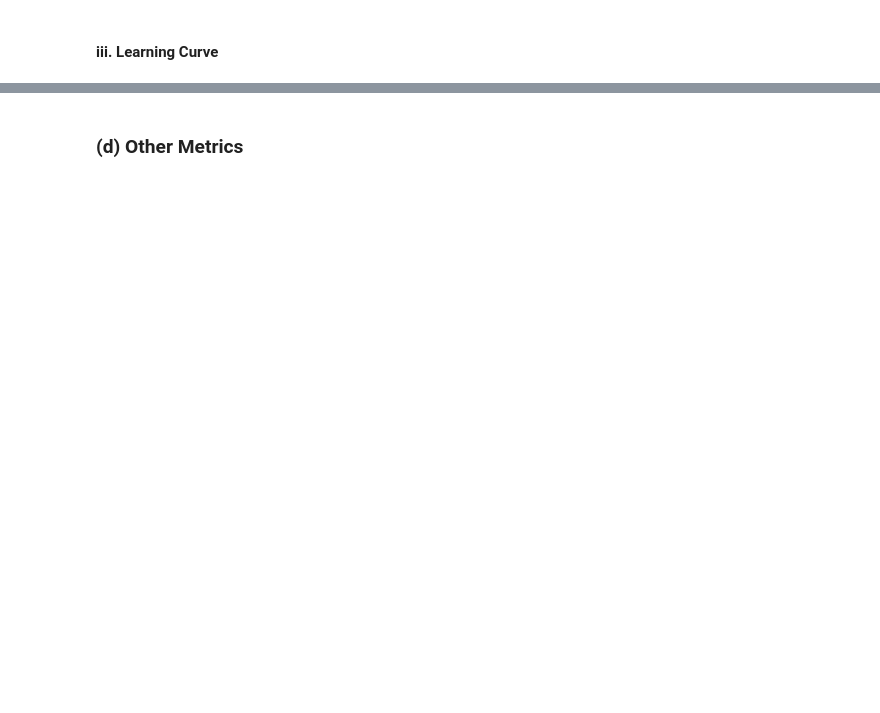
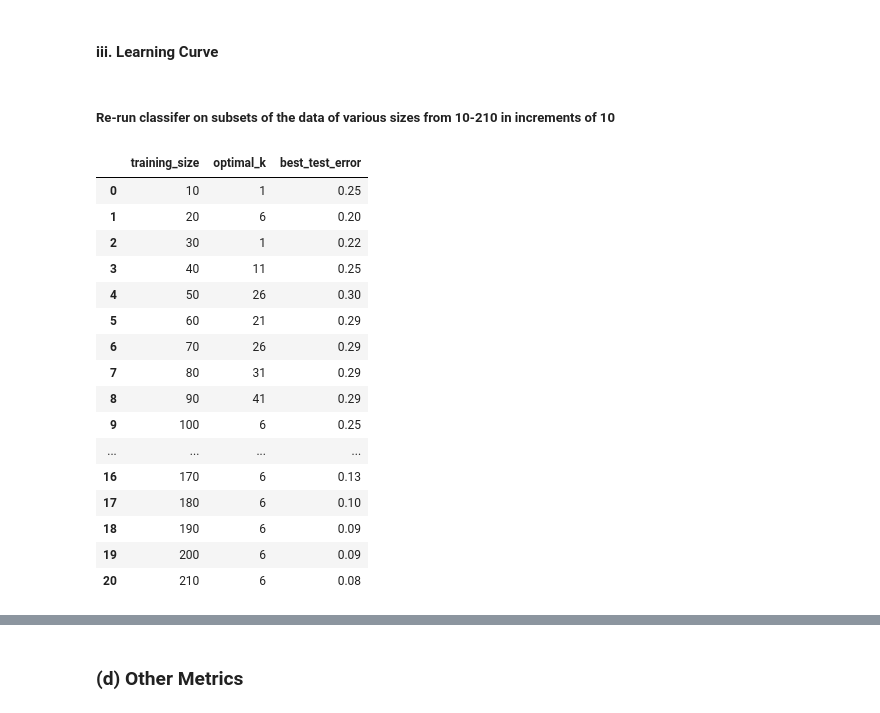
Before and after one commit to akeehan56/DSCI552, a Jupyter notebook: HW1/notebook/Keehan_Alyssa_HW1.ipynb, the cells around one changed output, grey strips where cells are left out. Saved outputs shown, nothing was run; the diff lists cells and outputs as text; code cells hidden in the pictures; blank space fills up the shorter version.

```diff
--- a/HW1/notebook/Last_First_HW1.ipynb
+++ b/HW1/notebook/Keehan_Alyssa_HW1.ipynb
@@ -164,0 +164,32 @@ y_pred = knn.predict(X_test)
+# %%
+euclidean_k_values = list(range(208, 0, -3))
+
+euclidean_train_errors = []
+euclidean_test_errors = []
+
+for k in euclidean_k_values:
+    knn = KNeighborsClassifier(
+        n_neighbors=k,
+        metric="euclidean"
+    )
+
+    knn.fit(X_train, y_train)
+
+    train_predictions = knn.predict(X_train)
+    test_predictions = knn.predict(X_test)
+
+    euclidean_train_errors.append(
+        1 - accuracy_score(y_train, train_predictions)
+    )
+
+    euclidean_test_errors.append(
+        1 - accuracy_score(y_test, test_predictions)
+    )
+
+best_euclidean_test_error = min(euclidean_test_errors)
+best_euclidean_train_error = min(euclidean_train_errors)
+
+best_euclidean_k = min(
+    k for k, error in zip(euclidean_k_values, euclidean_test_errors)
+    if error == best_euclidean_test_error
+)
@@ -165,2 +297,4 @@ y_pred = knn.predict(X_test)
 # %% [markdown]
 #### iii. Learning Curve
+# %% [markdown]
+##### Re-run classifer on subsets of the data of various sizes from 10-210 in increments of 10
@@ -166,0 +349,26 @@ y_pred = knn.predict(X_test)
+# %%
+learning_curve_results = pd.DataFrame({
+    "training_size": N_values,
+    "optimal_k": best_k_values,
+    "best_test_error": best_test_errors
+})
+
+learning_curve_results
+# %% [output]
+|  | training_size | optimal_k | best_test_error |
+| 0 | 10 | 1 | 0.25 |
+| 1 | 20 | 6 | 0.20 |
+| 2 | 30 | 1 | 0.22 |
+| 3 | 40 | 11 | 0.25 |
+| 4 | 50 | 26 | 0.30 |
+| 5 | 60 | 21 | 0.29 |
+| 6 | 70 | 26 | 0.29 |
+| 7 | 80 | 31 | 0.29 |
+| 8 | 90 | 41 | 0.29 |
+| 9 | 100 | 6 | 0.25 |
+| ... | ... | ... | ... |
+| 16 | 170 | 6 | 0.13 |
+| 17 | 180 | 6 | 0.10 |
+| 18 | 190 | 6 | 0.09 |
+| 19 | 200 | 6 | 0.09 |
+| 20 | 210 | 6 | 0.08 |
```
Also changed, not shown: parts of 41 cells of this notebook, 5 other files.
